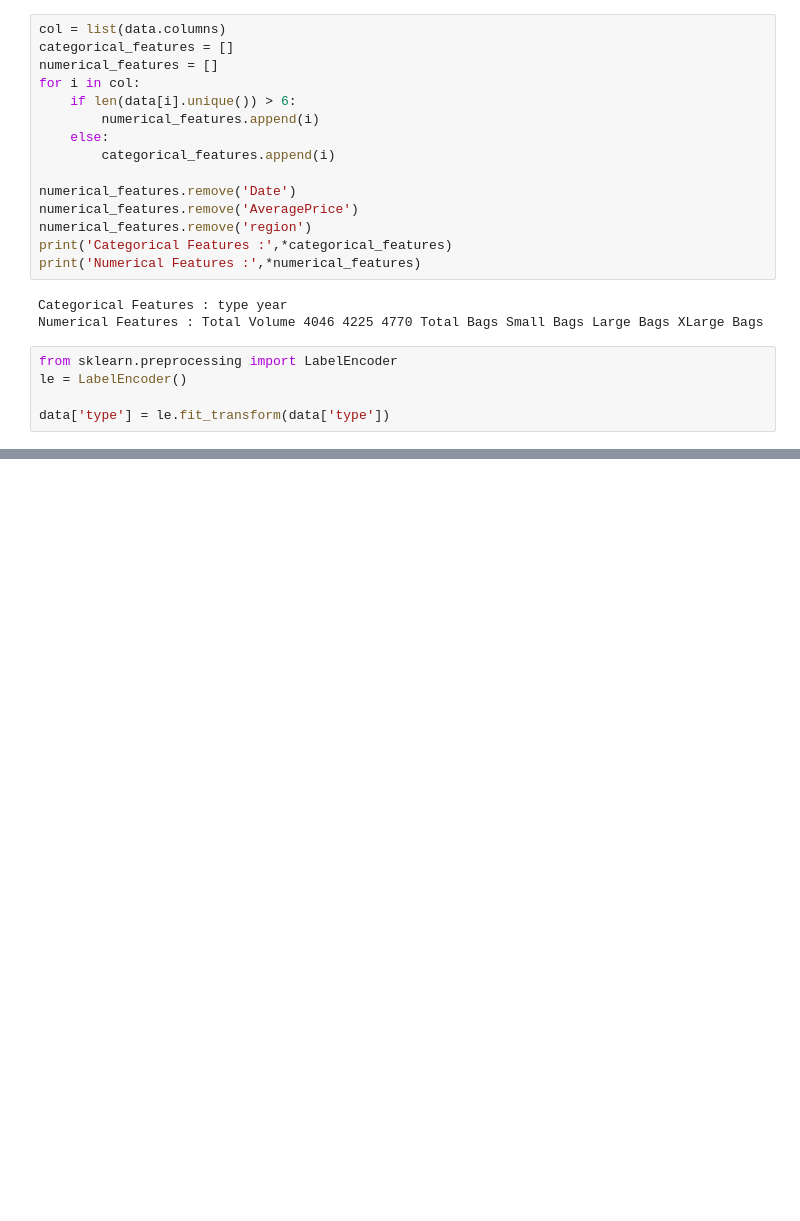
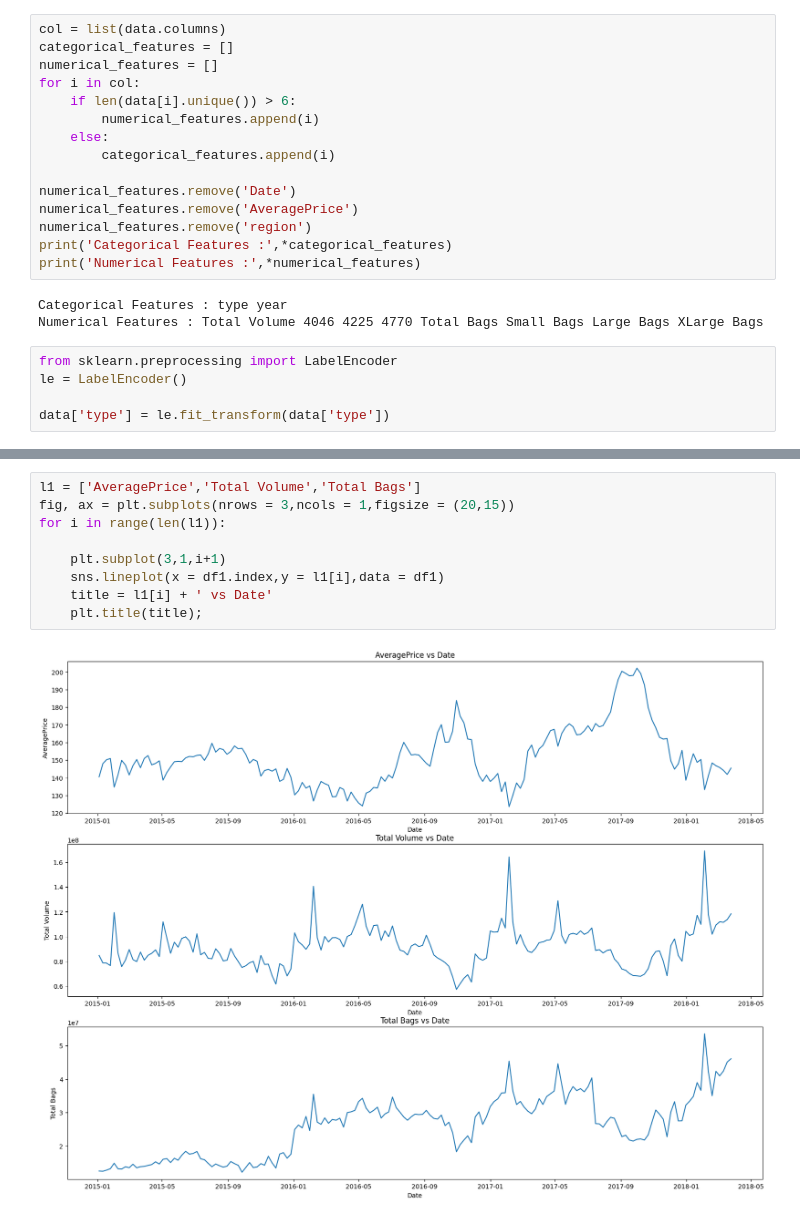
Before and after one commit to SiriBatchu/Data-preparation_EDA_Visualization, a Jupyter notebook: TimeSeries.ipynb, the cells around one changed output, grey strips where cells are left out. Cells and saved outputs as stored; diff of their text form; blank space fills up the shorter version.

```diff
--- a/TimeSeries.ipynb
+++ b/TimeSeries.ipynb
@@ -205,0 +346,11 @@ for i in range(len(categorical_features)):
+# %%
+l1 = ['AveragePrice','Total Volume','Total Bags']
+fig, ax = plt.subplots(nrows = 3,ncols = 1,figsize = (20,15))
+for i in range(len(l1)):
+
+    plt.subplot(3,1,i+1)
+    sns.lineplot(x = df1.index,y = l1[i],data = df1)
+    title = l1[i] + ' vs Date'
+    plt.title(title);
+# %% [output]
+[figure, added]
```
Also changed, not shown: parts of 25 cells of this notebook.
